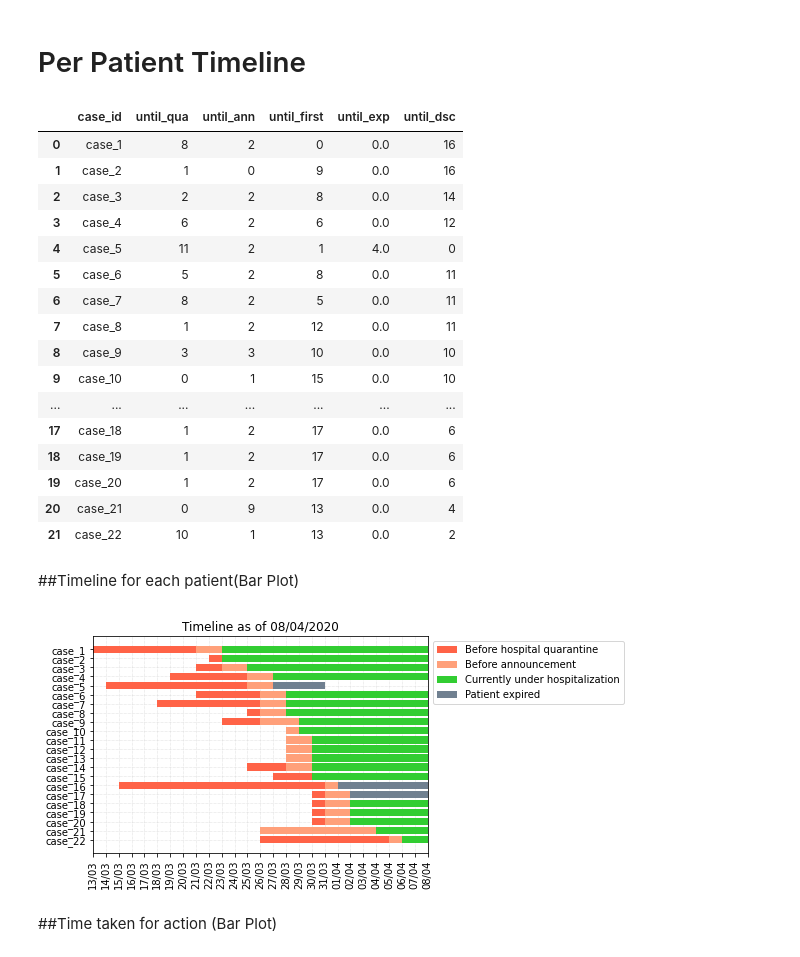
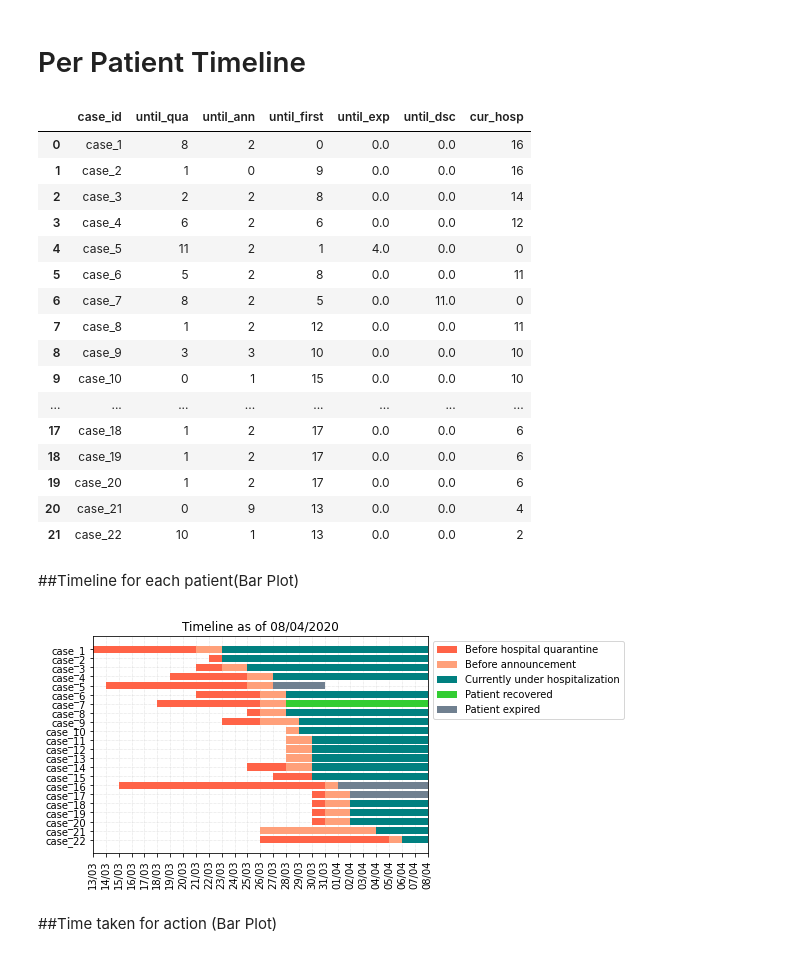
Before and after one commit to finerbrighterlighter/myanmar_covid19, a Jupyter notebook: exponential_growth.ipynb, the cells around one changed output. Saved outputs shown, nothing was run; the diff lists cells and outputs as text; code cells hidden in the pictures.

```diff
--- a/exponential_growth.ipynb
+++ b/exponential_growth.ipynb
@@ -25,5 +25,6 @@ df["qua_date"] = pd.to_datetime(df["qua_date"])
 df["ann_date"] = pd.to_datetime(df["ann_date"])
 df["ann_date"] = pd.to_datetime(df["ann_date"])
 df["exp_date"] = pd.to_datetime(df["exp_date"])
+df["dsc_date"] = pd.to_datetime(df["dsc_date"])
 df
 # %% [output]
@@ -331,54 +366,56 @@ timeline_df["until_qua"] = (df["qua_date"]-df["first_date"]).dt.days
 timeline_df["until_ann"] = (df["ann_date"]-df["qua_date"]).dt.days
 timeline_df["until_first"] = (df["first_date"]-df["first_date"].min()).dt.days
 timeline_df["until_exp"] = np.where(df["exp_date"].notna(), (df["exp_date"]-df["ann_date"]).dt.days, 0)
-timeline_df["until_dsc"] = np.where(df["exp_date"].isna(), (pd.to_datetime("now")-df["ann_date"]).dt.days, 0)
+timeline_df["until_dsc"] = np.where(df["dsc_date"].notna(), (df["dsc_date"]-df["ann_date"]).dt.days, 0)
+timeline_df["cur_hosp"] = np.where(df["exp_date"].isna(), np.where(df["dsc_date"].isna(), (pd.to_datetime("now")-df["ann_date"]).dt.days, 0), 0)
 timeline_df
 # %% [output]
-|  | case_id | until_qua | until_ann | until_first | until_exp | until_dsc |
-| 0 | case_1 | 8 | 2 | 0 | 0.0 | 16 |
-| 1 | case_2 | 1 | 0 | 9 | 0.0 | 16 |
-| 2 | case_3 | 2 | 2 | 8 | 0.0 | 14 |
-| 3 | case_4 | 6 | 2 | 6 | 0.0 | 12 |
-| 4 | case_5 | 11 | 2 | 1 | 4.0 | 0 |
-| 5 | case_6 | 5 | 2 | 8 | 0.0 | 11 |
-| 6 | case_7 | 8 | 2 | 5 | 0.0 | 11 |
-| 7 | case_8 | 1 | 2 | 12 | 0.0 | 11 |
-| 8 | case_9 | 3 | 3 | 10 | 0.0 | 10 |
-| 9 | case_10 | 0 | 1 | 15 | 0.0 | 10 |
-| ... | ... | ... | ... | ... | ... | ... |
-| 17 | case_18 | 1 | 2 | 17 | 0.0 | 6 |
-| 18 | case_19 | 1 | 2 | 17 | 0.0 | 6 |
-| 19 | case_20 | 1 | 2 | 17 | 0.0 | 6 |
-| 20 | case_21 | 0 | 9 | 13 | 0.0 | 4 |
-| 21 | case_22 | 10 | 1 | 13 | 0.0 | 2 |
+|  | case_id | until_qua | until_ann | until_first | until_exp | until_dsc | cur_hosp |
+| 0 | case_1 | 8 | 2 | 0 | 0.0 | 0.0 | 16 |
+| 1 | case_2 | 1 | 0 | 9 | 0.0 | 0.0 | 16 |
+| 2 | case_3 | 2 | 2 | 8 | 0.0 | 0.0 | 14 |
+| 3 | case_4 | 6 | 2 | 6 | 0.0 | 0.0 | 12 |
+| 4 | case_5 | 11 | 2 | 1 | 4.0 | 0.0 | 0 |
+| 5 | case_6 | 5 | 2 | 8 | 0.0 | 0.0 | 11 |
+| 6 | case_7 | 8 | 2 | 5 | 0.0 | 11.0 | 0 |
+| 7 | case_8 | 1 | 2 | 12 | 0.0 | 0.0 | 11 |
+| 8 | case_9 | 3 | 3 | 10 | 0.0 | 0.0 | 10 |
+| 9 | case_10 | 0 | 1 | 15 | 0.0 | 0.0 | 10 |
+| ... | ... | ... | ... | ... | ... | ... | ... |
+| 17 | case_18 | 1 | 2 | 17 | 0.0 | 0.0 | 6 |
+| 18 | case_19 | 1 | 2 | 17 | 0.0 | 0.0 | 6 |
+| 19 | case_20 | 1 | 2 | 17 | 0.0 | 0.0 | 6 |
+| 20 | case_21 | 0 | 9 | 13 | 0.0 | 0.0 | 4 |
+| 21 | case_22 | 10 | 1 | 13 | 0.0 | 0.0 | 2 |
 # %% [markdown]
 ##Timeline for each patient(Bar Plot)
 # %%
 fig, ax = plt.subplots()
 ax.grid(linestyle=':', linewidth='0.5', color='silver')
 ax.set_axisbelow(True)
 
 yindex = np.arange(len(timeline_df["case_id"]))
 xindex = np.arange(len(pd.date_range(start=df.first_date.min(), end=pd.to_datetime("now"))))
 
 plt.yticks(yindex,timeline_df["case_id"], fontsize=10)
 plt.xticks(xindex,pd.date_range(start=df.first_date.min(), end=pd.to_datetime("now")).strftime('%d/%m'), fontsize=10, rotation=90)
 plt.gca().invert_yaxis()
 
 until_qua = plt.barh(yindex, timeline_df["until_qua"], left= timeline_df["until_first"], color = "tomato")
 until_ann = plt.barh(yindex, timeline_df["until_ann"], left= timeline_df["until_qua"]+timeline_df["until_first"], color = "lightsalmon")
 until_exp = plt.barh(yindex, timeline_df["until_exp"], left= timeline_df["until_ann"]+timeline_df["until_qua"]+timeline_df["until_first"], color = "slategray")
 until_dsc = plt.barh(yindex, timeline_df["until_dsc"], left= timeline_df["until_exp"]+timeline_df["until_ann"]+timeline_df["until_qua"]+timeline_df["until_first"], color = "limegreen")
+cur_hosp = plt.barh(yindex, timeline_df["cur_hosp"], left= timeline_df["until_dsc"]+timeline_df["until_exp"]+timeline_df["until_ann"]+timeline_df["until_qua"]+timeline_df["until_first"], color = "teal")
 
 plt.title("Timeline as of "+str(pd.to_datetime("today").strftime("%d/%m/%Y")))
-plt.legend((until_qua[0], until_ann[0],until_dsc[0],until_exp[0]), ("Before hospital quarantine", "Before announcement","Currently under hospitalization","Patient expired"),loc='upper left', bbox_to_anchor=(1, 1))
+plt.legend((until_qua[0], until_ann[0],cur_hosp[0],until_dsc[0],until_exp[0]), ("Before hospital quarantine", "Before announcement","Currently under hospitalization","Patient recovered","Patient expired"),loc='upper left', bbox_to_anchor=(1, 1))
 
 timeline = str(pd.to_datetime("today").strftime("%d-%m-%Y"))+"_timeline.svg"
 plt.savefig(timeline, bbox_inches = "tight")
 plt.show()
 files.download(timeline)
 # %% [output]
-[figure, old version]
+[figure, new version]
 # %% [markdown]
 ##Time taken for action (Bar Plot)
 # %%
```
Also changed, not shown: parts of 7 cells of this notebook.
